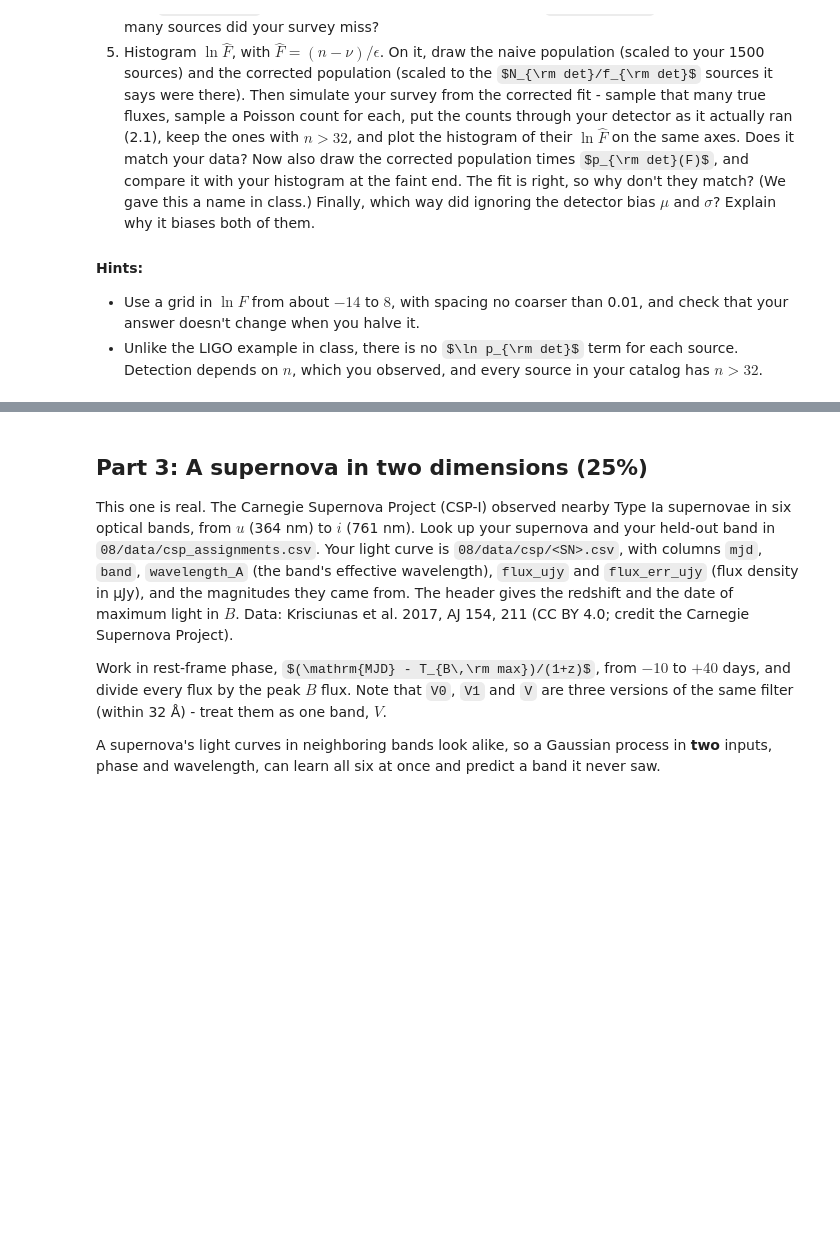
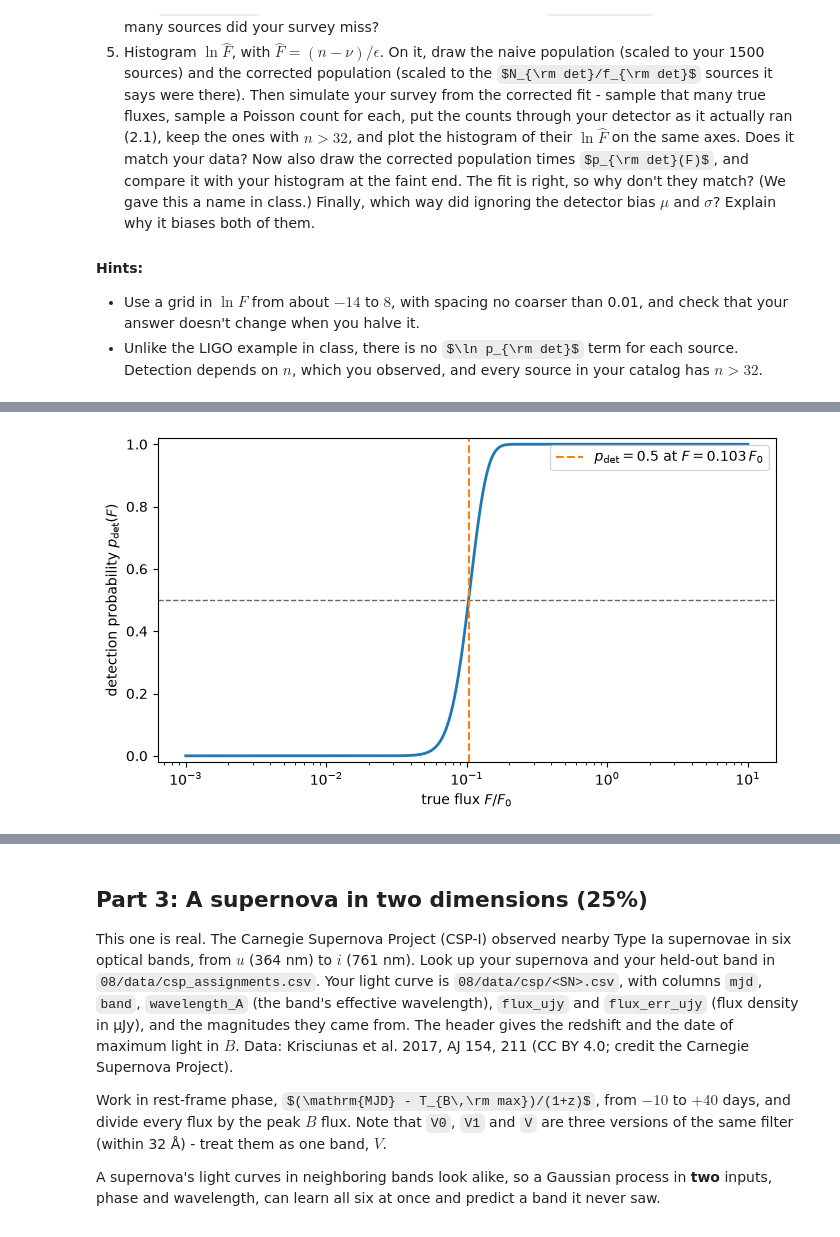
Before and after one commit to AustinMathison/ast457_2026_Fall, a Jupyter notebook: submissions/acm18/lab08.ipynb, the cells around one changed output, grey strips where cells are left out. Cells and saved outputs as stored; diff of their text form; code cells hidden in the pictures; some formulas as TeX source; blank space fills up the shorter version.

```diff
--- a/submissions/acm18/lab08.ipynb
+++ b/submissions/acm18/lab08.ipynb
@@ -67,0 +743,78 @@ nu, eps, n_th = 9.373, 226.27, 32
+# %%
+# Part 2.2: sampling distribution and detection probability
+
+from scipy.special import gammainc
+from scipy.optimize import brentq
+
+nu,eps,n_th = 9.373,226.27,32
+
+# Sampling distribution:
+# n | F ~ Poisson(eps*F + nu)
+def poisson_mean(F):
+    return eps*F+nu
+
+# Detection means n > 32, equivalently n >= 33
+def p_det(F):
+    lam = poisson_mean(F)
+    return gammainc(n_th+1,lam)
+
+# Check the closed form against scipy.stats.poisson.sf
+F_check = np.array([0.00,0.03,0.05,0.10,0.20,1.00])
+lam_check = poisson_mean(F_check)
+
+p_gamma = p_det(F_check)
+p_scipy = stats.poisson.sf(n_th,lam_check)
+
+check_table = pd.DataFrame({
+    'F_over_F0':F_check,
+    'mean_count':lam_check,
+    'gammainc':p_gamma,
+    'poisson_sf':p_scipy,
+    'absolute_difference':np.abs(p_gamma-p_scipy)
+})
+
+display(check_table)
+
+print('largest absolute difference = {:.3e}'.format(
+    check_table['absolute_difference'].max()
+))
+
+# Solve p_det(F) = 0.5
+F_half = brentq(
+    lambda F: p_det(F)-0.5,
+    0.0,
+    1.0
+)
+
+print('50% detection flux = {:.4f} F0'.format(F_half))
+print('mean count at 50% detection = {:.3f} counts'.format(
+    poisson_mean(F_half)
+))
+print('p_det at this flux = {:.6f}'.format(p_det(F_half)))
+
+# Detection-probability plot
+F_plot = np.logspace(-3,1,1000)
+
+plt.figure(figsize=(7,4))
+plt.plot(F_plot,p_det(F_plot),lw=2)
+plt.axhline(0.5,color='0.4',ls='--',lw=1)
+plt.axvline(
+    F_half,
+    color='C1',
+    ls='--',
+    label=fr'$p_{{\rm det}}=0.5$ at $F={F_half:.3f}\,F_0$'
+)
+
+
+plt.xscale('log')
+plt.xlabel(r'true flux $F/F_0$')
+plt.ylabel(r'detection probability $p_{\rm det}(F)$')
+plt.ylim(-0.02,1.02)
+plt.legend()
+plt.tight_layout()
+plt.show()
+
+# Numerical verification
+assert np.allclose(p_gamma,p_scipy,rtol=1e-12,atol=1e-14)
+assert np.isclose(p_det(F_half),0.5,rtol=1e-10)
+# %% [output]
@@ -67,0 +832 @@ nu, eps, n_th = 9.373, 226.27, 32
+[figure, added]
```
Also changed, not shown: parts of 31 cells of this notebook.
